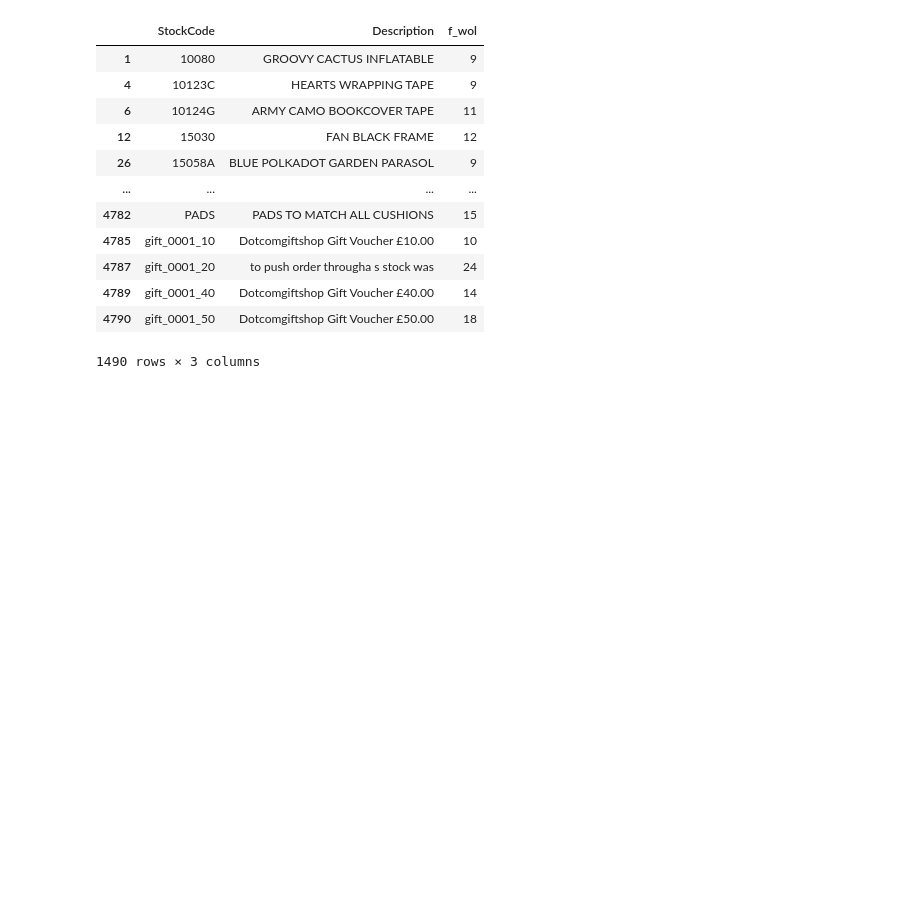
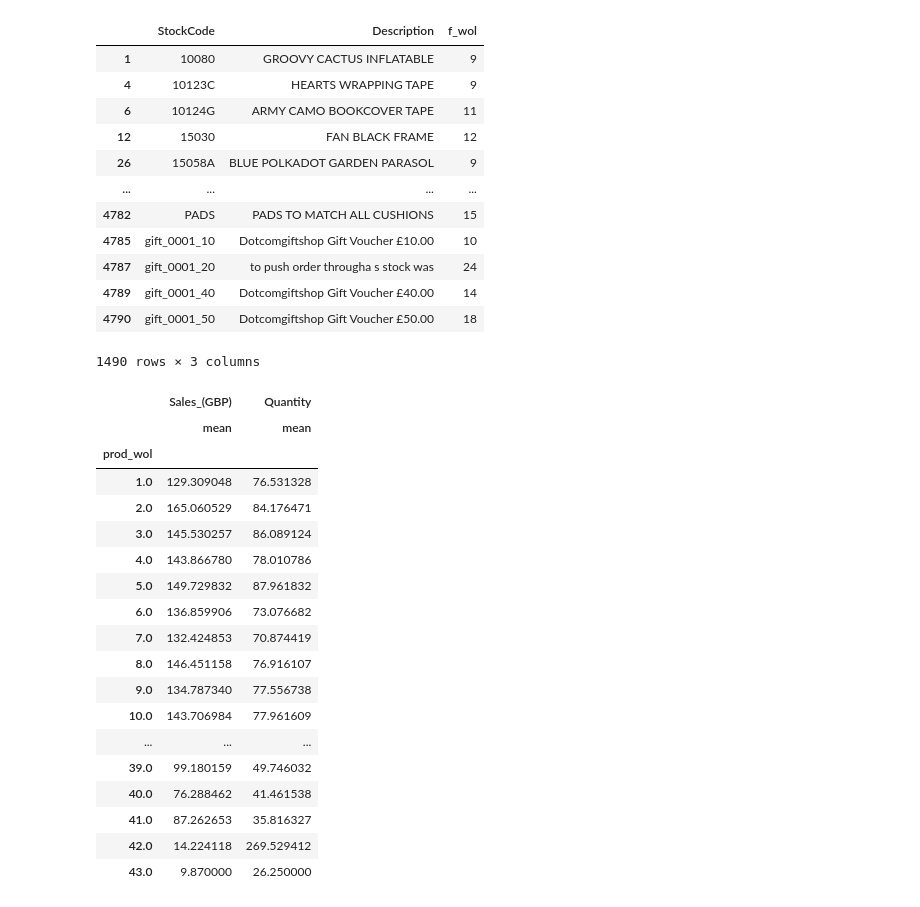
Before and after one commit to axpinkerton/projects, a Jupyter notebook: proj1nb.ipynb, the cells around one changed output. Saved outputs shown, nothing was run; the diff lists cells and outputs as text; code cells hidden in the pictures; blank space fills up the shorter version.

```diff
--- a/proj1nb.ipynb
+++ b/proj1nb.ipynb
@@ -549,3 +551,38 @@ first_week
 | 4789 | gift_0001_40 | Dotcomgiftshop Gift Voucher £40.00 | 14 |
 | 4790 | gift_0001_50 | Dotcomgiftshop Gift Voucher £50.00 | 18 |
 1490 rows × 3 columns
+# %%
+plm_track = new.merge(first_week, how='left', left_on='Description', right_on='Description')
+prod_to_wol = plm_track['ret']==False
+intermed = plm_track.loc[prod_to_wol,:]
+
+plm = intermed.groupby(['Description','woy','f_wol'])[['Sales_(GBP)','Quantity']].agg(['sum']).copy()
+plm = plm.reset_index()
+plm.columns=plm.columns.get_level_values(0)
+
+plm['prod_wol'] = plm['woy'] - plm['f_wol'] + 1
+lifecycle = plm.groupby(['prod_wol'])[['Sales_(GBP)','Quantity']].agg(['mean'])
+
+prod_mask = plm['prod_wol']>0
+lifecycle = plm.loc[prod_mask,:]
+lifecycle.groupby(['prod_wol'])[['Sales_(GBP)','Quantity']].agg(['mean'])
+# %% [output]
+|  | Sales_(GBP) | Quantity |
+|  | mean | mean |
+| prod_wol |  |  |
+| 1.0 | 129.309048 | 76.531328 |
+| 2.0 | 165.060529 | 84.176471 |
+| 3.0 | 145.530257 | 86.089124 |
+| 4.0 | 143.866780 | 78.010786 |
+| 5.0 | 149.729832 | 87.961832 |
+| 6.0 | 136.859906 | 73.076682 |
+| 7.0 | 132.424853 | 70.874419 |
+| 8.0 | 146.451158 | 76.916107 |
+| 9.0 | 134.787340 | 77.556738 |
+| 10.0 | 143.706984 | 77.961609 |
+| ... | ... | ... |
+| 39.0 | 99.180159 | 49.746032 |
+| 40.0 | 76.288462 | 41.461538 |
+| 41.0 | 87.262653 | 35.816327 |
+| 42.0 | 14.224118 | 269.529412 |
+| 43.0 | 9.870000 | 26.250000 |
```
Also changed, not shown: parts of 3 cells of this notebook.
